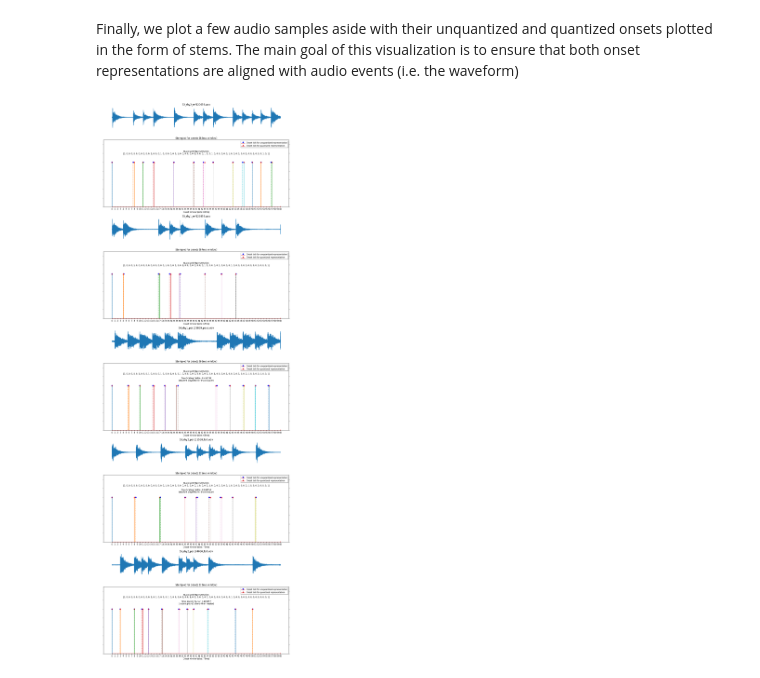
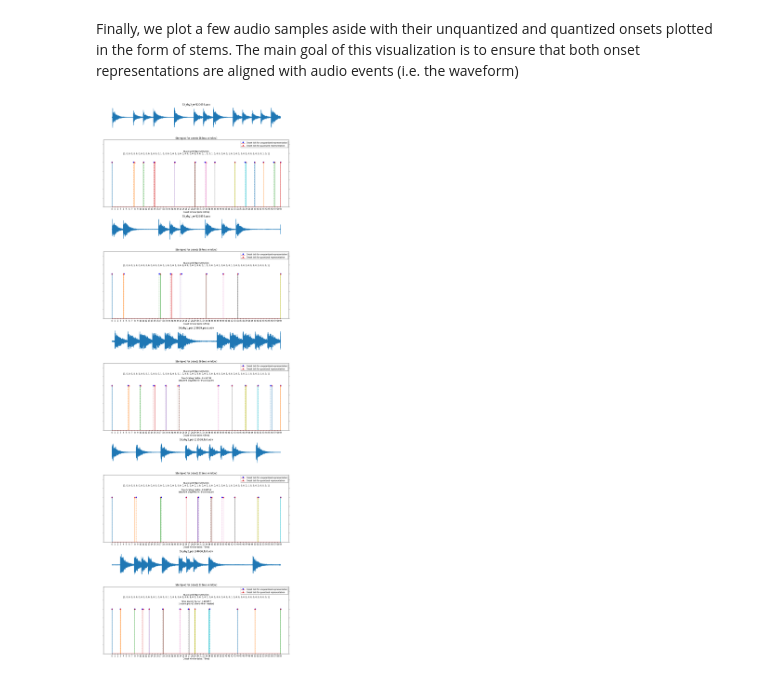
Before and after one commit to MTG/mast-rhythm-analysis, a Jupyter notebook: notebooks/PreProcessDataFromMASTDataset.ipynb, the cells around one changed output. Drawn from its saved outputs; the diff is of its cells as text; code cells hidden in the pictures.

Commit message:
reverting change that supressed last onset

```diff
--- a/notebooks/PreProcessDataFromMASTDataset.ipynb
+++ b/notebooks/PreProcessDataFromMASTDataset.ipynb
@@ -277,16 +277,10 @@ for audio in audio_samples:
         if quantized_onsets[i]:
             quantized_stems.append(i)
 
-    quantized_stems = quantized_stems[:len(quantized_stems)-1]
-
-    # for plotting purposes
-    quantized_stems.append(60)
-
     # Calculating unquantized stems/windows/boundaries
     # e.g an onset in moment 0.95s means  beat with boundaries [0,9s - 1s] which
     # translates to window/stem 10
     unquantized_stems = [min((unquantized_onset / window_size_for_audio), ONSET_N_OF_BINS - 1) for unquantized_onset in unquantized_onsets]
-    unquantized_stems = unquantized_stems[:len(unquantized_stems)-1]
 
     axarr[idx].set_title('Stemplot for onsets (%ims window)' % int(window_size_for_audio*1000))
     axarr[idx].set_xlabel("Onset window (size: %ims)" % int(window_size_for_audio*1000))
@@ -294,36 +288,32 @@ for audio in audio_samples:
     axarr[idx].set_ylim(0, 1.5)
     axarr[idx].set_yticklabels([])
 
     unquantized_info = 'Quantized Representation\n%s' % str([int(x) for x in quantized_onsets])
     if 'per' in file_name:
         unquantized_info += '\n\nTime Scaling Factor: %f' % float(scaling_info[3])
         performance_speed = 'slower' if float(scaling_info[3]) > 0 else 'faster'
         unquantized_info += '\n(student played %s than master)' % performance_speed
 
     axarr[idx].text(max(max(quantized_stems), max(unquantized_stems))/2, 1.22, unquantized_info, horizontalalignment='center', verticalalignment='center')
 
     # Plotting unquantized stems
     plot_one = axarr[idx].stem(unquantized_stems,
                                len(unquantized_stems) * [1], linefmt='--', markerfmt='bo',label='Onset tick for unquantized representation')
 
     overlapped = axarr[idx].twinx()
     overlapped.set_xticks(range(max(max(quantized_stems), round(max(unquantized_stems))) + 1))
     overlapped.set_ylim(0, 1.5)
     overlapped.set_yticklabels([])
 
-    # for plotting purposes
-    y_axis = (len(quantized_stems) - 1) * [1]
-    y_axis.append(0)
-
     plot_two = overlapped.stem(quantized_stems,
-                               y_axis, linefmt='-',markerfmt='r^',label='Onset tick for quantized representation')
+                               len(quantized_stems) * [1], linefmt='-',markerfmt='r^',label='Onset tick for quantized representation')
     # added these three lines
     plots = [plot_one, plot_two]
     labs = [plot.get_label() for plot in plots]
     axarr[idx].legend(plots, labs, loc=0, shadow=True)
 
     idx+=1
 
 f.tight_layout()
 # %% [output]
-[figure, old version]
+[figure, new version]
```
